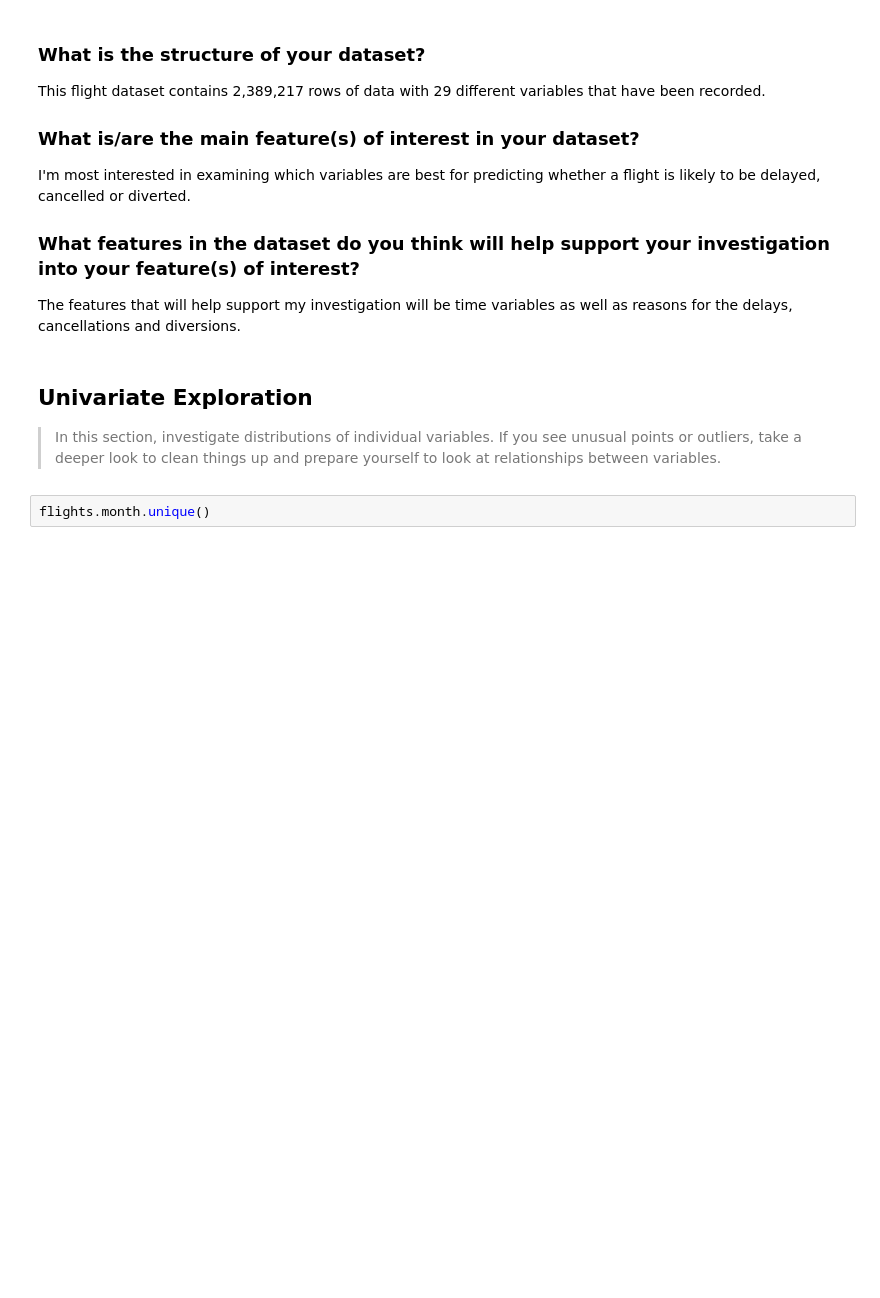
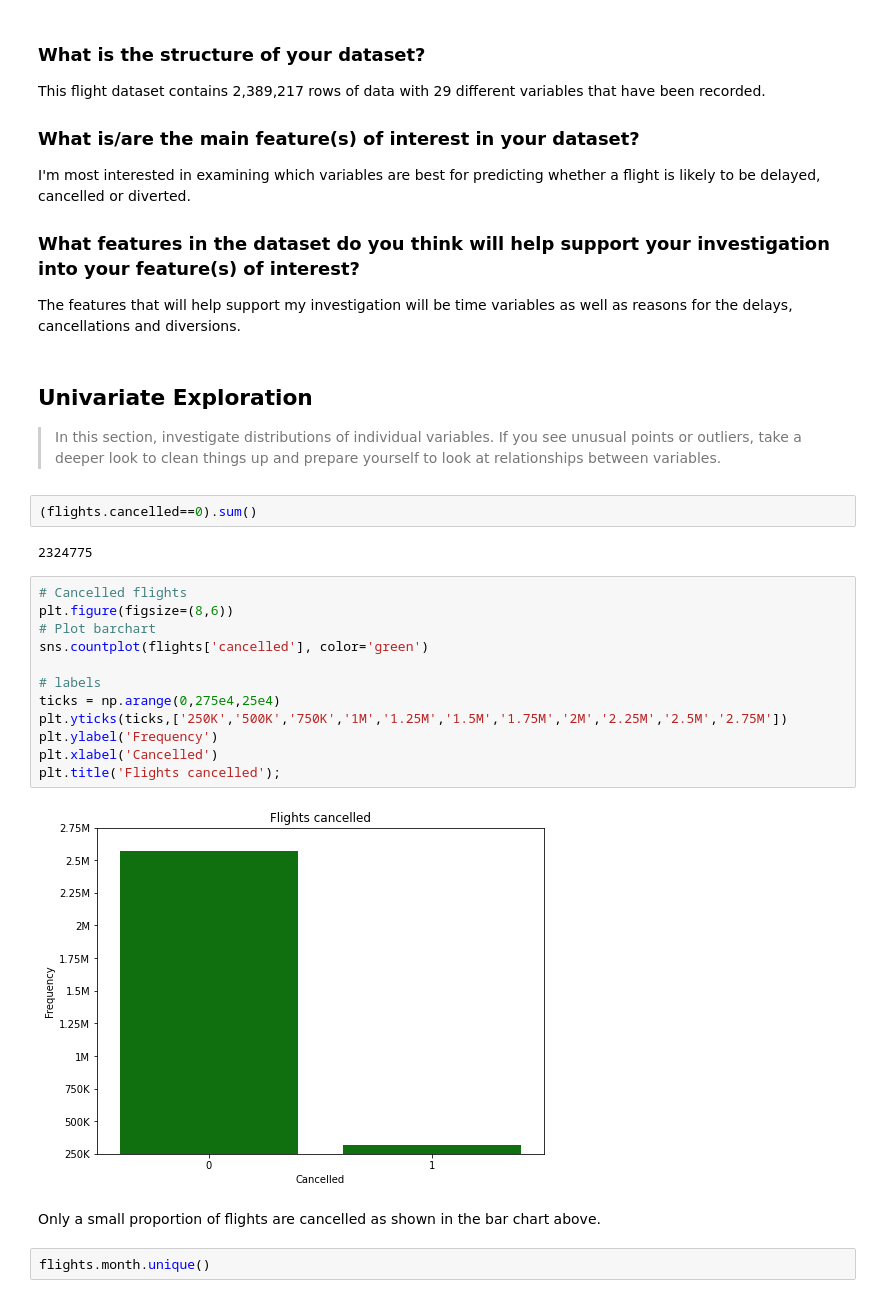
Before and after one commit to Vincentk-94/Communicate_data_findings, a Jupyter notebook: 2008 Flight Delays - Project.ipynb, the cells around one changed output. Saved outputs shown, nothing was run; the diff lists cells and outputs as text; blank space fills up the shorter version.

Commit message:
Add univariate exploration graphs
Addition of:
- Flights cancelled bar chart
- Flight cancellation codes bar chart
- Flight distance histogram
- Flight airtime histrogram

```diff
--- a/2008 Flight Delays - Project.ipynb
+++ b/2008 Flight Delays - Project.ipynb
@@ -372,6 +372,26 @@ The features that will help support my investigation will be time variables as w
 > In this section, investigate distributions of individual variables. If
 you see unusual points or outliers, take a deeper look to clean things up
 and prepare yourself to look at relationships between variables.
+# %%
+(flights.cancelled==0).sum()
+# %% [output]
+2324775
+# %%
+# Cancelled flights
+plt.figure(figsize=(8,6))
+# Plot barchart
+sns.countplot(flights['cancelled'], color='green')
+
+# labels
+ticks = np.arange(0,275e4,25e4)
+plt.yticks(ticks,['250K','500K','750K','1M','1.25M','1.5M','1.75M','2M','2.25M','2.5M','2.75M'])
+plt.ylabel('Frequency')
+plt.xlabel('Cancelled')
+plt.title('Flights cancelled');
+# %% [output]
+[figure, added]
+# %% [markdown]
+Only a small proportion of flights are cancelled as shown in the bar chart above.
 # %%
 flights.month.unique()
 # %% [output]
```
Also changed, not shown: parts of 15 cells of this notebook.
